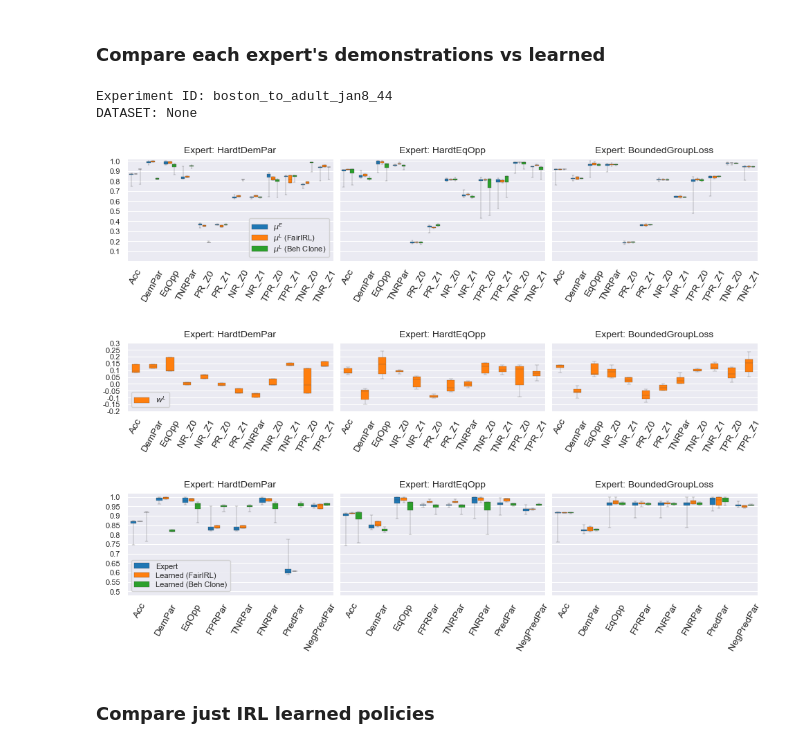
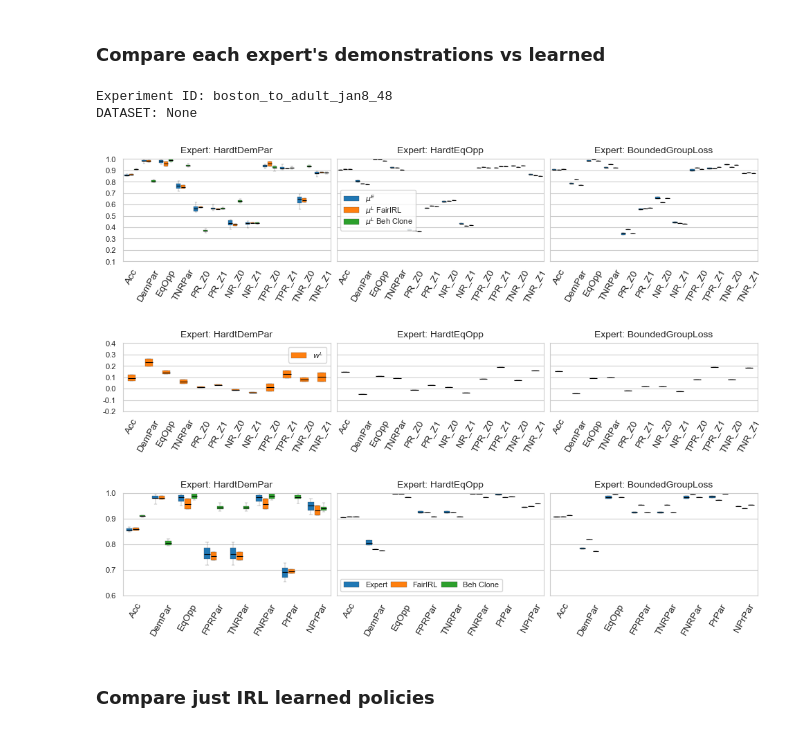
Before and after one commit to jackblandin/research, a Jupyter notebook: experiments/irl/Fair IRL Experiments.ipynb, the cells around one changed output. Cells and saved outputs as stored; diff of their text form; code cells hidden in the pictures.

```diff
--- a/experiments/irl/Fair IRL Experiments.ipynb
+++ b/experiments/irl/Fair IRL Experiments.ipynb
@@ -551,7 +610,10 @@ rm: ../../data/experiment_output/fair_irl/exp_info/.DS_Store: No such file or di
 rm: ../../data/experiment_output/fair_irl/exp_results/.DS_Store: No such file or directory
 # %%
 # min_exp_timestamp = '2023-08-12 20:22:00'  # Cutoff for results of main text in AAAI submission
-min_exp_timestamp = '2024-01-10 09:50:00'  # Cutoff for results on Appendix D.4 (progressively increasing expert)
+if exp_info['EXPERIMENT_NAME'] == 'ACSIncome_MA_to_MS_jan8_44':
+    min_exp_timestamp = '2024-01-11 18:36:00'
+else:
+    min_exp_timestamp = '2024-01-01 00:00:00'  # Cutoff for results on Appendix D.4 (progressively increasing expert)
 
 def skip_by_name(info):
     return 'EXPERIMENT_NAME' not in info or info['EXPERIMENT_NAME'] != base_exp_info['EXPERIMENT_NAME']
@@ -565,6 +627,7 @@ plt.rc('xtick', labelsize=10*size_mult)    # fontsize of the tick labels
 plt.rc('ytick', labelsize=8*size_mult)    # fontsize of the tick labels
 plt.rc('legend', fontsize=8*size_mult)    # legend fontsize
 plt.rc('figure', titlesize=10*size_mult)  # fontsize of the figure title
+sns.set_style('whitegrid')
 
 print('Experiment ID:', exp_info['EXPERIMENT_NAME'])
 
@@ -619,43 +682,60 @@ fig, axes, mu_dfs, w_dfs, perf_dfs = plot_results_source_domain_only(
     ],
     extra_skip_conditions=skip_by_name,
     min_exp_timestamp=min_exp_timestamp,
 #     max_mu_value=1,
 #     min_w_value=-.05,
-    mu_yticks=np.linspace(.1, 1, 10).round(1),
-    mu_ylim=(0, 1.02),
+    mu_yticks=np.linspace(0, 1, 11).round(1),
+    mu_ylim=(.1, 1.0),
     mu_whis=[1, 99],
-    w_yticks = np.linspace(-1, 1, 41).round(2),
-    w_ylim=(-.2, .3),
+    w_yticks = np.linspace(-1, 1, 21).round(2),
+    w_ylim=(-.2, .4),
     w_whis=[1, 99],
     w_palette=[cp[1]],
-    perf_ylim=(.48, 1.02),
-    perf_yticks=np.linspace(0, 1, 21).round(2),
+    perf_ylim=(.6, 1.0),
+    perf_yticks=np.linspace(0, 1, 11).round(2),
     perf_whis=[1, 99],
-#     min_perf_value=.6,
+    min_perf_value=.6,
     size_mult=size_mult,
     figsize=(10, 7),
     palette=cp,
-    perf_leg_ax=0,
+    mu_leg_ax=1,
+    perf_leg_ax=1,
 )
 
 rotation = 60
 if len(np.shape(axes)) > 1:
     for ax_i, _ in enumerate(axes[0]):
         axes[0][ax_i].tick_params(axis='x', rotation=rotation)
         axes[1][ax_i].tick_params(axis='x', rotation=rotation)
         axes[2][ax_i].tick_params(axis='x', rotation=rotation)
 else:
     axes[0].tick_params(axis='x', rotation=rotation)
     axes[1].tick_params(axis='x', rotation=rotation)
     axes[2].tick_params(axis='x', rotation=rotation)
 
 
 # axes[1][0].legend(labels=['$w^L$'])
 axes[1][0].get_legend().get_texts()[0].set_text('$w^L$')
+
+for i, label in enumerate(axes[0][1].get_legend().get_texts()):
+    text = label.get_text()
+    label.set_text(text.replace('(', '').replace(')', ''))
+
+
+for i, label in enumerate(axes[2][1].get_legend().get_texts()):
+    text = label.get_text()
+    label.set_text(text.replace('Learned (', '').replace(')', ''))
+
+
+for i, _ in enumerate(axes[2]):
+    labels = [item.get_text() for item in axes[2][i].get_xticklabels()]
+    labels[-2] = labels[-2].replace('PredPar', 'PrPar')
+    labels[-1] = labels[-1].replace('NegPredPar', 'NPrPar')
+    axes[2][i].set_xticklabels(labels)
 # %% [output]
-Experiment ID: boston_to_adult_jan8_44
+Experiment ID: boston_to_adult_jan8_48
 DATASET: None
-[figure, old version]
+[figure, new version]
 # %% [markdown]
 ### Compare just IRL learned policies
 # %%
```
Also changed, not shown: parts of 20 cells of this notebook, 4 other files.
